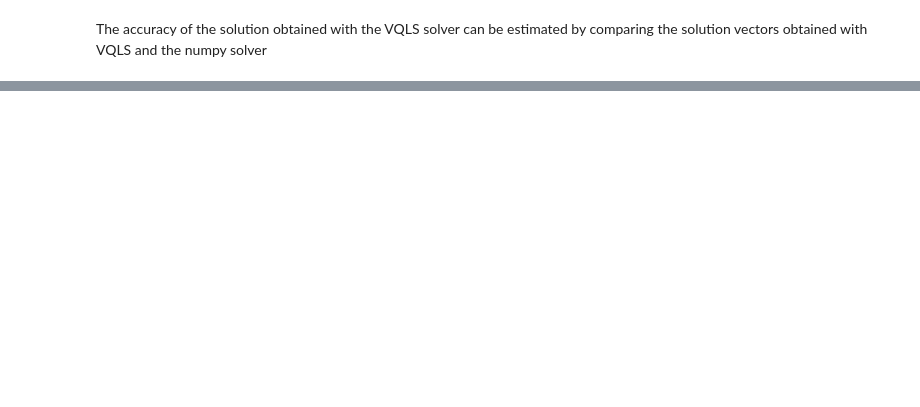
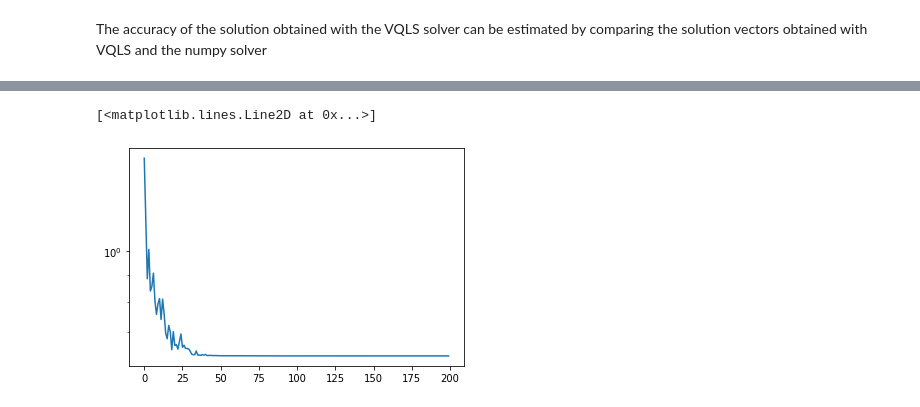
Before and after one commit to QuantumApplicationLab/qalcore, a Jupyter notebook: example/qiskit/vqls/vqls.ipynb, the cells around one changed output, grey strips where cells are left out. Cells and saved outputs as stored; diff of their text form; code cells hidden in the pictures; blank space fills up the shorter version.

```diff
--- a/example/qiskit/vqls/vqls.ipynb
+++ b/example/qiskit/vqls/vqls.ipynb
@@ -74,0 +95,5 @@ plt.plot([-1, 1], [-1, 1], "--")
+# %%
+plt.semilogy(log.values)
+# %% [output]
+[<matplotlib.lines.Line2D at 0x...>]
+[figure, added]
```
Also changed, not shown: parts of 9 cells of this notebook, 3 other files.
